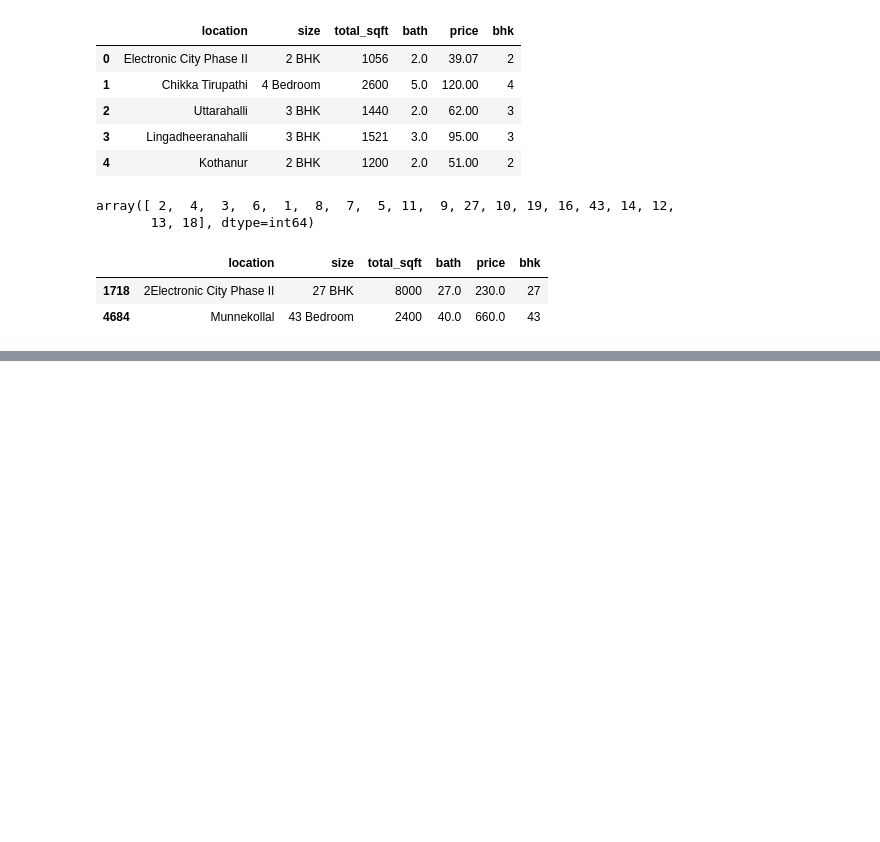
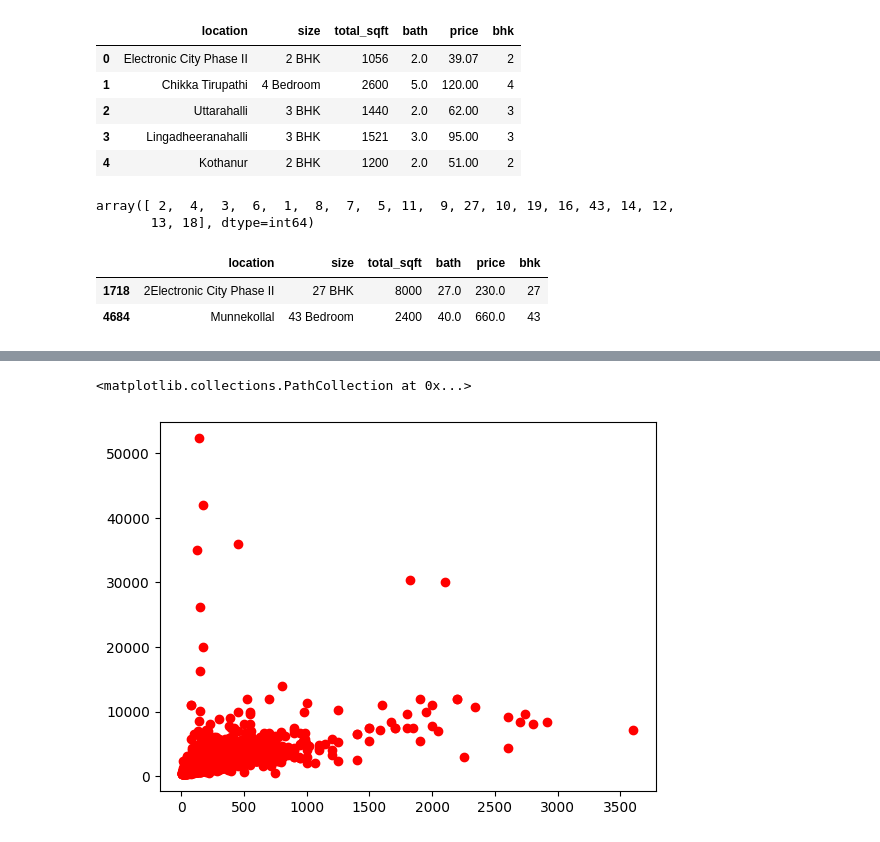
Before and after one commit to pranshu-raj-211/vigilant-octo-spork, a Jupyter notebook: regression/price_prediction.ipynb, the cells around one changed output, grey strips where cells are left out. Cells and saved outputs as stored; diff of their text form; code cells hidden in the pictures; blank space fills up the shorter version.

Commit message:
added features,dimensionality reduction

```diff
--- a/regression/price_prediction.ipynb
+++ b/regression/price_prediction.ipynb
@@ -140,0 +159,6 @@ df4.head(3)
+# %%
+df5 = df4.copy()  # doing a deep copy
+# creating new feature price per sq ft to detect outliers
+
+df5["price_per_sqft"] = df5["price"] * 100000 / df5["total_sqft"]
+df5.head()
@@ -140,0 +180,9 @@ df4.head(3)
+# %%
+# reducing dimensions
+df5.location = df5.location.apply(lambda x: x.strip())
+location_stats = (
+    df5.groupby("location")["location"].agg("count").sort_values(ascending=False)
+)
+
+len(location_stats[location_stats <= 10])
+# many locations have less than 10 samples so reducing those to others
@@ -140,0 +191,4 @@ df4.head(3)
+# %%
+location_stats_less = location_stats[location_stats <= 10]
+df5.location = df5.location.apply(lambda x: "other" if x in location_stats_less else x)
+len(df5.location.unique())
@@ -140,0 +213,3 @@ df4.head(3)
+# %%
+df6 = df5[~(df5.total_sqft / df5.bhk < 100)]
+df6.shape
@@ -140,0 +230,5 @@ df4.head(3)
+# %%
+plt.scatter(df6.price, df6.total_sqft, color="red")
+# %% [output]
+<matplotlib.collections.PathCollection at 0x...>
+[figure, added]
```
Also changed, not shown: parts of 17 cells of this notebook.
